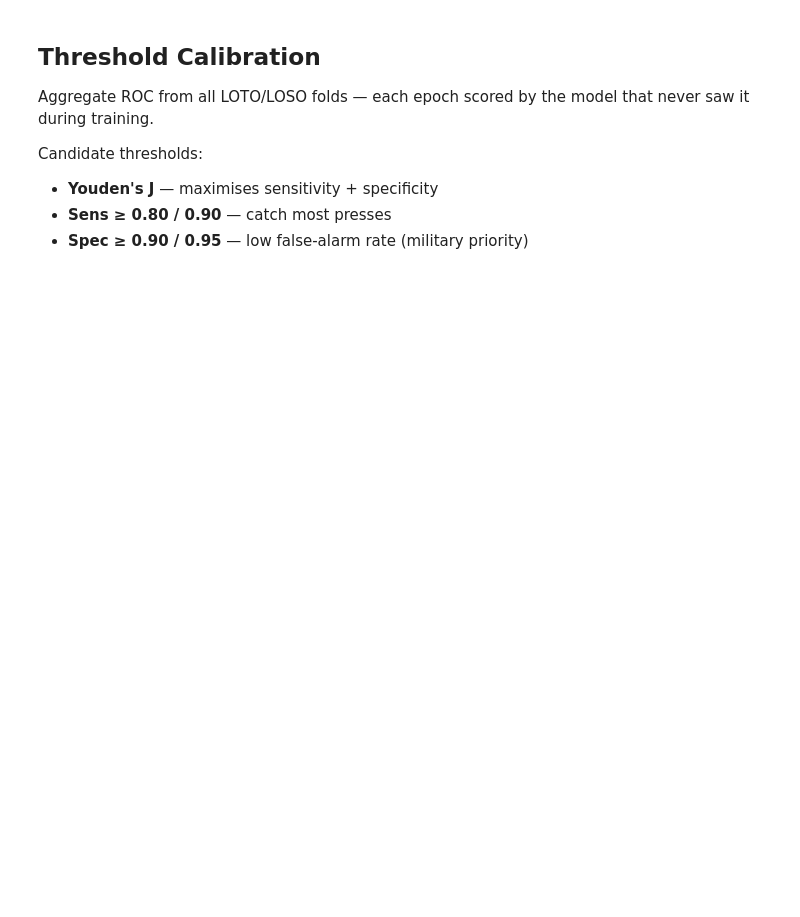
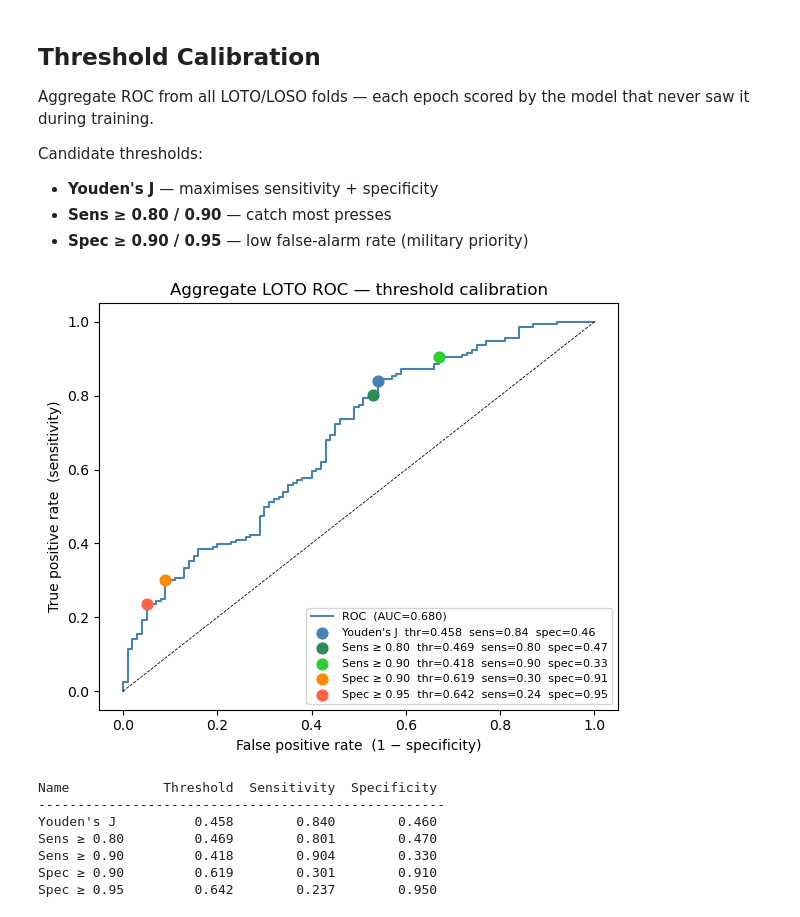
Before and after one commit to ViniciusLima94/EEG, a Jupyter notebook: notebooks/eeg_gng2_classify.ipynb, the cells around one changed output. Saved outputs shown, nothing was run; the diff lists cells and outputs as text; code cells hidden in the pictures; blank space fills up the shorter version.

```diff
--- a/notebooks/eeg_gng2_classify.ipynb
+++ b/notebooks/eeg_gng2_classify.ipynb
@@ -21,9 +21,11 @@ from sklearn.metrics import roc_auc_score, average_precision_score
 
 **Edit these three lines between sessions.**
 # %%
-PREFIX = "V"          # --prefix passed to gng_task.py
-DATE   = "20260617"   # YYYYMMDD of the recording
-ROOT   = "../data/subjectV"  # --out-dir passed to gng_task.py
+SUBJECT = "X"          # matches --prefix passed to gng_task.py
+DATE    = "20260618"   # YYYYMMDD of the recording
+
+PREFIX = SUBJECT
+ROOT   = f"../data/subject{SUBJECT}"
 
 # ── fixed params (don't change) ───────────────────────────────────────────────
 FS            = 250.0
@@ -39,5 +41,5 @@ CENTRAL_NAMES = ["F3", "C3", "P3", "F4", "C4", "P4"]
 N_CH          = len(CENTRAL_IDX)
 SEED          = 42
 
-print(f"PREFIX={PREFIX}  DATE={DATE}  ROOT={ROOT}")
+print(f"SUBJECT={SUBJECT}  DATE={DATE}  ROOT={ROOT}")
 # %% [output]
@@ -298,31 +352,42 @@ sp95_idx   = np.where(spec >= 0.95)[0][-1] if (spec >= 0.95).any() else 0
 candidates = [
     ("Youden's J",   j_idx,    "steelblue"),
     ("Sens ≥ 0.80",  s80_idx,  "seagreen"),
     ("Sens ≥ 0.90",  s90_idx,  "limegreen"),
     ("Spec ≥ 0.90",  sp90_idx, "darkorange"),
     ("Spec ≥ 0.95",  sp95_idx, "tomato"),
 ]
 
+auc_label = mean_auc if n_sessions > 1 else roc_auc_score(all_true, all_probs)
+
 fig, ax = plt.subplots(figsize=(6, 5))
 ax.plot(fpr, tpr, color="steelblue", linewidth=1.5,
-        label=f"ROC  (AUC={mean_auc:.3f})")
+        label=f"ROC  (AUC={auc_label:.3f})")
 ax.plot([0, 1], [0, 1], color="k", linewidth=0.6, linestyle="--")
 
 for name, idx, color in candidates:
     ax.scatter(fpr[idx], tpr[idx], s=60, color=color, zorder=5,
                label=f"{name}  thr={thresholds[idx]:.3f}  "
                      f"sens={tpr[idx]:.2f}  spec={spec[idx]:.2f}")
 
 ax.set_xlabel("False positive rate  (1 − specificity)")
 ax.set_ylabel("True positive rate  (sensitivity)")
 ax.set_title("Aggregate LOTO ROC — threshold calibration")
 ax.legend(fontsize=8, loc="lower right")
 plt.tight_layout()
 plt.show()
 
 # summary table
 print(f"{'Name':<14} {'Threshold':>10} {'Sensitivity':>12} {'Specificity':>12}")
 print("-" * 52)
 for name, idx, _ in candidates:
     print(f"{name:<14} {thresholds[idx]:>10.3f} "
           f"{tpr[idx]:>12.3f} {spec[idx]:>12.3f}")
+# %% [output]
+[figure, added]
+Name            Threshold  Sensitivity  Specificity
+----------------------------------------------------
+Youden's J          0.458        0.840        0.460
+Sens ≥ 0.80         0.469        0.801        0.470
+Sens ≥ 0.90         0.418        0.904        0.330
+Spec ≥ 0.90         0.619        0.301        0.910
+Spec ≥ 0.95         0.642        0.237        0.950
```
Also changed, not shown: parts of 18 cells of this notebook, 2 other files.
